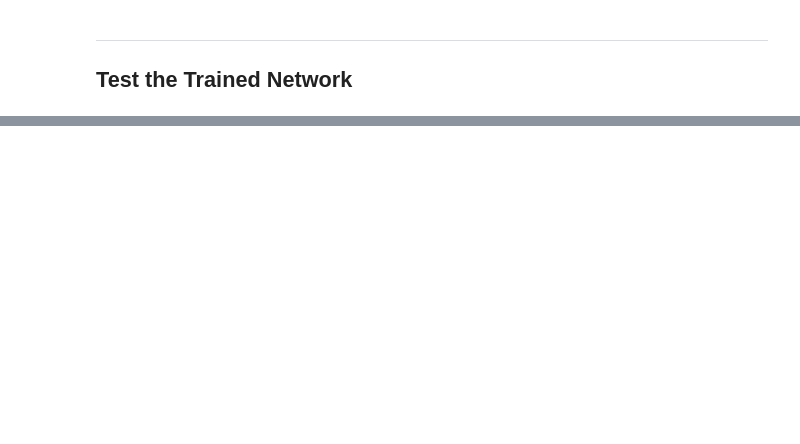
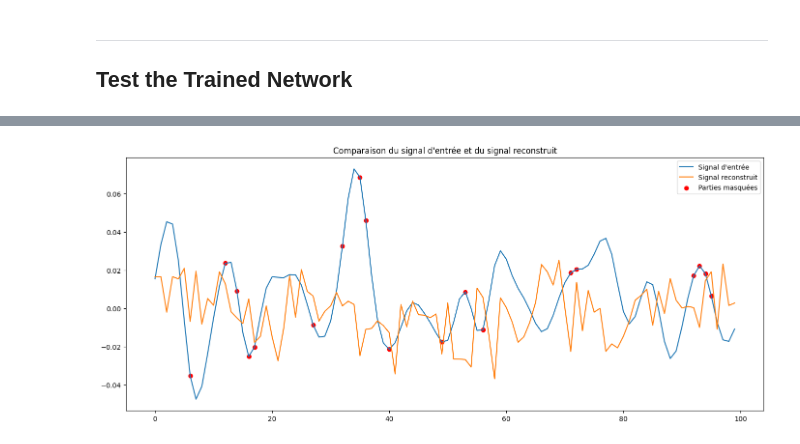
Before and after one commit to deubn31/PTI-Analyse-Classification-de-signaux-EEG, a Jupyter notebook: PainAttnNet_Implementation copy.ipynb, the cells around one changed output, grey strips where cells are left out. Drawn from its saved outputs; the diff is of its cells as text; code cells hidden in the pictures; blank space fills up the shorter version.

```diff
--- a/PainAttnNet_Implementation copy.ipynb
+++ b/PainAttnNet_Implementation copy.ipynb
@@ -1078,0 +1047,51 @@ Valid Accuracy (Overall): 90% (90/100)
+# %%
+# initialize lists to monitor test loss and accuracy
+test_loss = 0.0
+
+model.eval()  # prep model for evaluation
+
+with torch.no_grad():
+    for batch_data in valid_loader:
+        # Décomposer les données du batch (x_masked, mask, x_original, labels)
+        x_masked, mask, x_original, _ = [item.to(device).float() for item in batch_data]
+
+        # Assurez-vous que le masque est de type bool
+        mask = mask.squeeze(1).bool()
+
+        x_original = x_original.squeeze(1)
+
+        # forward pass: compute predicted outputs by passing inputs to the model
+        output = model(x_masked)
+
+        # calculate the loss
+        loss = criterion(output[mask], x_original[mask])
+
+        # update test loss
+        test_loss += loss.item() * x_masked.size(0)
+
+# Calculate and print avg test loss
+test_loss = test_loss / len(valid_loader.dataset)
+print('Test Loss: {:.6f}\n'.format(test_loss))
+
+# Afficher un signal d'entrée au hasard et sa reconstruction
+random_index = np.random.randint(0, x_original.shape[0])
+input_signal = x_original[random_index].squeeze().cpu().numpy()
+reconstructed_signal = output[random_index].squeeze().cpu().numpy()
+mask_signal = mask[random_index].cpu().numpy()
+
+plt.figure(figsize=(14, 6))
+
+# Afficher le signal d'entrée et le signal reconstruit sur le même graphique
+plt.plot(input_signal[1000:1100], label='Signal d\'entrée')
+plt.plot(reconstructed_signal[1000:1100], label='Signal reconstruit')
+
+# Afficher les parties masquées en rouge
+masked_indices = np.where(mask_signal[1000:1100] == 0)[0]
+plt.scatter(masked_indices, input_signal[masked_indices + 1000], color='red', label='Parties masquées')
+
+plt.title("Comparaison du signal d'entrée et du signal reconstruit")
+plt.legend()
+
+plt.tight_layout()
+plt.show()
+# %% [output]
@@ -1078,0 +1099 @@ Valid Accuracy (Overall): 90% (90/100)
+[figure, added]
```
Also changed, not shown: parts of 10 cells of this notebook.
